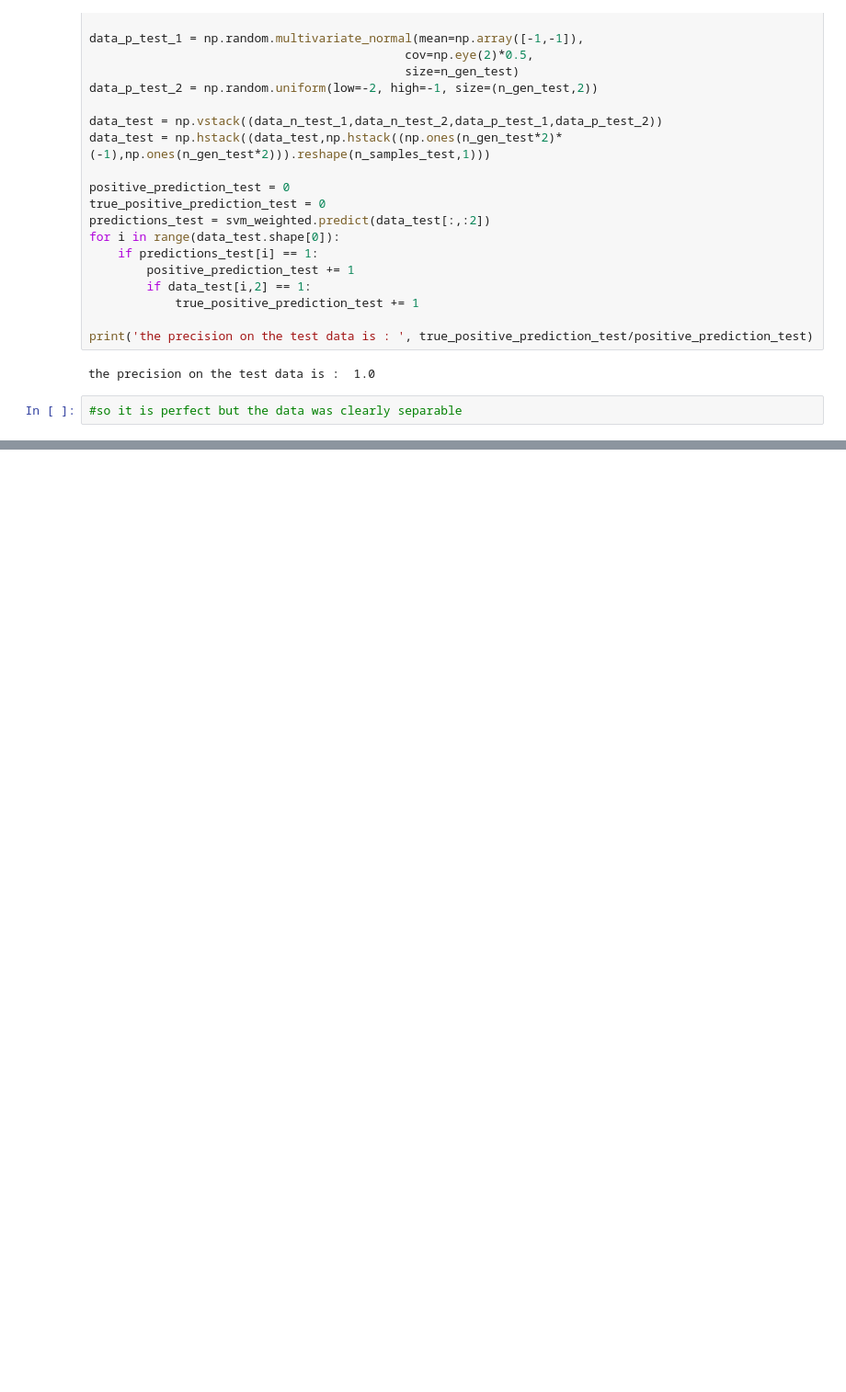
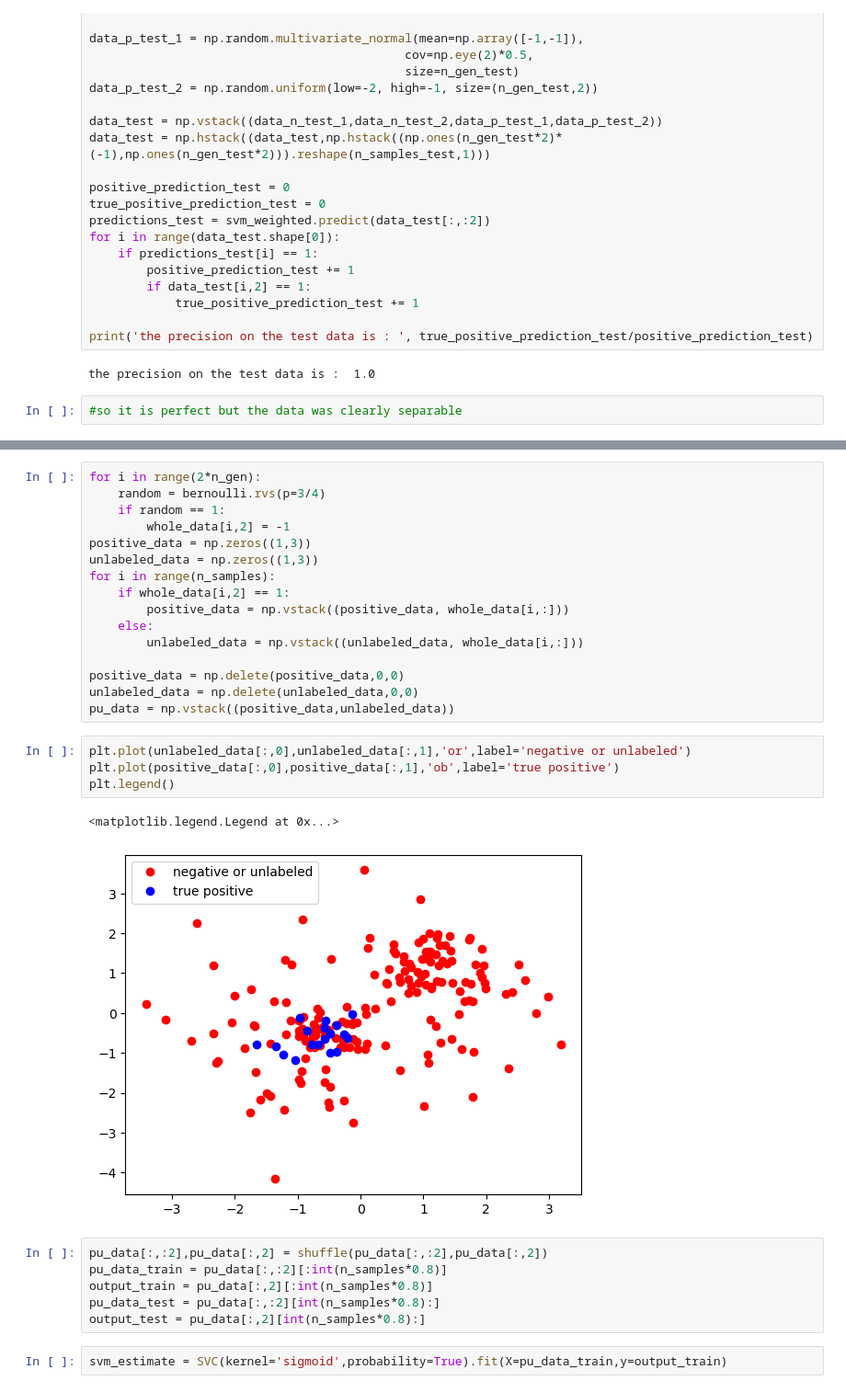
Before and after one commit to tpaquier/material_science, a Jupyter notebook: Comparative_tests.ipynb, the cells around one changed output, grey strips where cells are left out. Shown at 92% size. Drawn from its saved outputs; the diff is of its cells as text; blank space fills up the shorter version.

```diff
--- a/Comparative_tests.ipynb
+++ b/Comparative_tests.ipynb
@@ -307,0 +353,31 @@ the precision on the test data is :  1.0
+# %%
+for i in range(2*n_gen):
+    random = bernoulli.rvs(p=3/4)
+    if random == 1:
+        whole_data[i,2] = -1
+positive_data = np.zeros((1,3))
+unlabeled_data = np.zeros((1,3))
+for i in range(n_samples):
+    if whole_data[i,2] == 1:
+        positive_data = np.vstack((positive_data, whole_data[i,:]))
+    else:
+        unlabeled_data = np.vstack((unlabeled_data, whole_data[i,:]))
+
+positive_data = np.delete(positive_data,0,0)
+unlabeled_data = np.delete(unlabeled_data,0,0)
+pu_data = np.vstack((positive_data,unlabeled_data))
+# %%
+plt.plot(unlabeled_data[:,0],unlabeled_data[:,1],'or',label='negative or unlabeled')
+plt.plot(positive_data[:,0],positive_data[:,1],'ob',label='true positive')
+plt.legend()
+# %% [output]
+<matplotlib.legend.Legend at 0x...>
+[figure, added]
+# %%
+pu_data[:,:2],pu_data[:,2] = shuffle(pu_data[:,:2],pu_data[:,2])
+pu_data_train = pu_data[:,:2][:int(n_samples*0.8)]
+output_train = pu_data[:,2][:int(n_samples*0.8)]
+pu_data_test = pu_data[:,:2][int(n_samples*0.8):]
+output_test = pu_data[:,2][int(n_samples*0.8):]
+# %%
+svm_estimate = SVC(kernel='sigmoid',probability=True).fit(X=pu_data_train,y=output_train)
```
Also changed, not shown: parts of 25 cells of this notebook.
